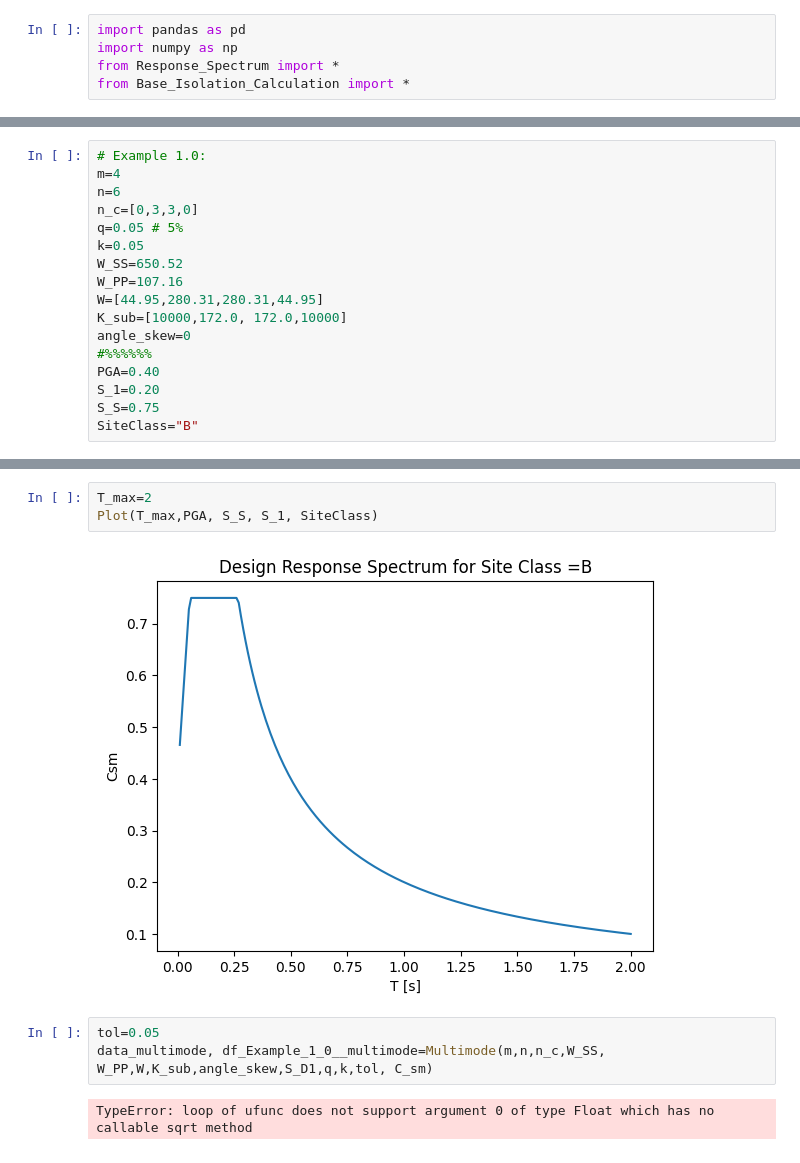
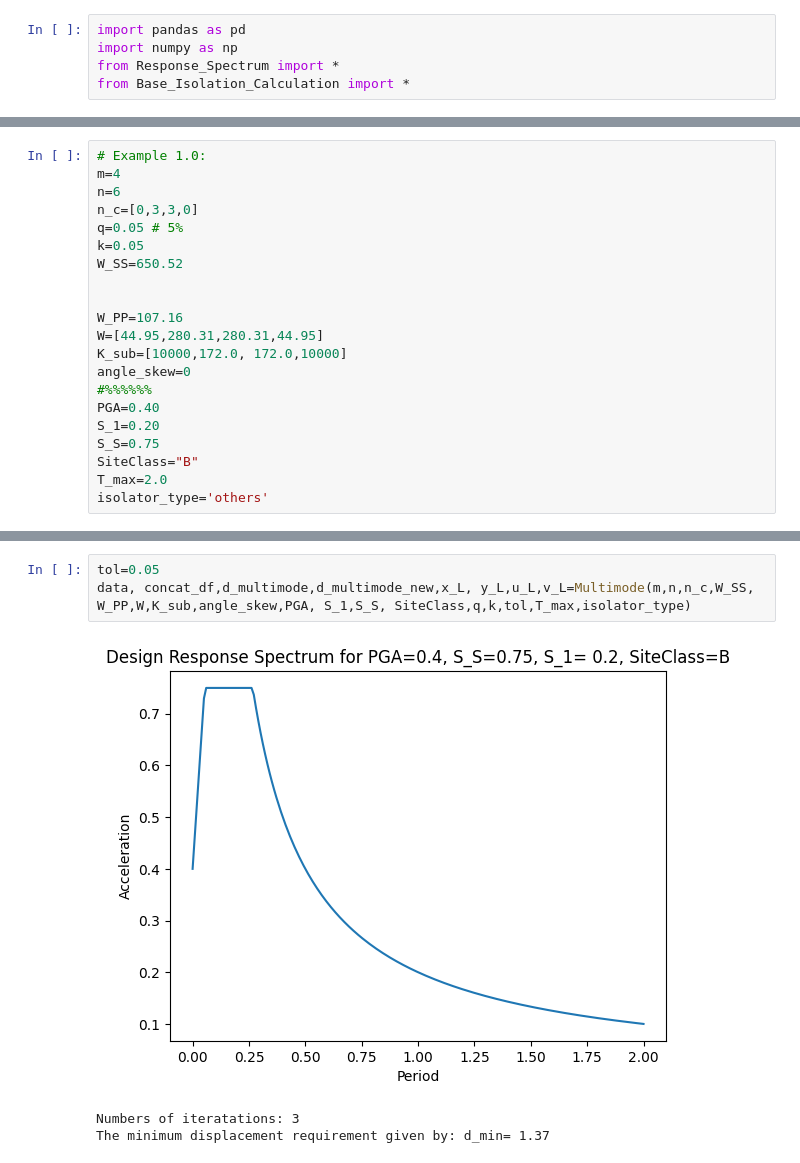
Before and after one commit to CFCSL/BASE-ISOLATION, a Jupyter notebook: Multimode_Base_Isolation.ipynb, the cells around one changed output, grey strips where cells are left out. Drawn from its saved outputs; the diff is of its cells as text.

```diff
--- a/Multimode_Base_Isolation.ipynb
+++ b/Multimode_Base_Isolation.ipynb
@@ -519,6 +412,8 @@ n_c=[0,3,3,0]
 q=0.05 # 5%
 k=0.05
 W_SS=650.52
+
+
 W_PP=107.16
 W=[44.95,280.31,280.31,44.95]
 K_sub=[10000,172.0, 172.0,10000]
@@ -528,6 +423,8 @@ PGA=0.40
 S_1=0.20
 S_S=0.75
 SiteClass="B"
+T_max=2.0
+isolator_type='others'
 # %%
 ### Calculate Response Spectrum Parameters: C_sm, F_pga, F_a, F_v, A_S, S_DS,S_D1
 array_step = np.linspace(0, T_max, 100)
@@ -558,13 +444,10 @@ F_v=1.0
 A_S=0.4
 S_DS=0.75
 S_D1=0.2
-# %%
-T_max=2
-Plot(T_max,PGA, S_S, S_1, SiteClass)
-# %% [output]
-[figure, removed]
 # %%
 tol=0.05
-data_multimode, df_Example_1_0__multimode=Multimode(m,n,n_c,W_SS, W_PP,W,K_sub,angle_skew,S_D1,q,k,tol, C_sm)
+data, concat_df,d_multimode,d_multimode_new,x_L, y_L,u_L,v_L=Multimode(m,n,n_c,W_SS, W_PP,W,K_sub,angle_skew,PGA, S_1,S_S, SiteClass,q,k,tol,T_max,isolator_type)
 # %% [output]
+[figure, added]
-TypeError: loop of ufunc does not support argument 0 of type Float which has no callable sqrt method
+Numbers of iteratations: 3
+The minimum displacement requirement given by: d_min= 1.37
```
Also changed, not shown: parts of 8 cells of this notebook.
